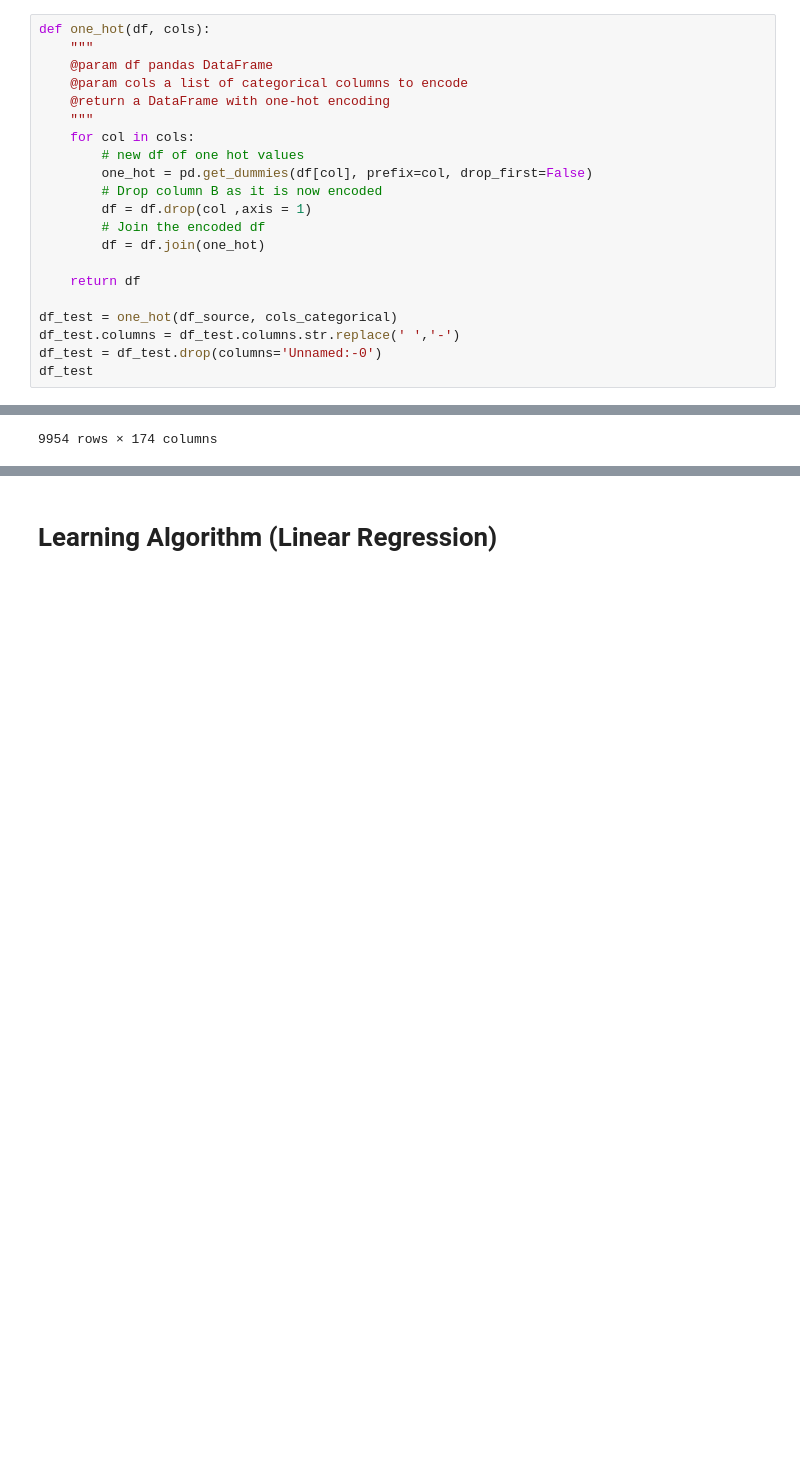
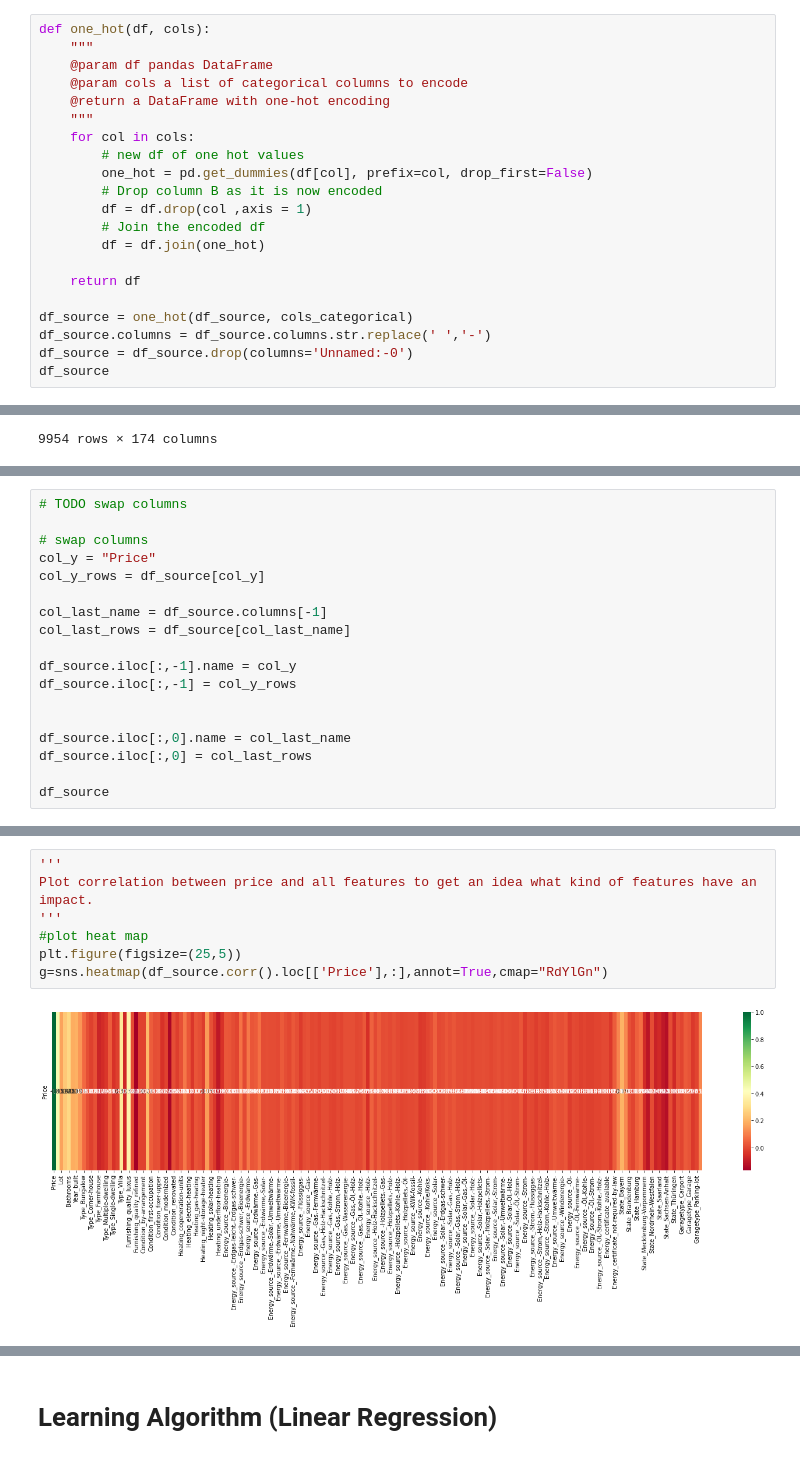
Before and after one commit to heuer-ja/CENG542-Knowledge-Discovery, a Jupyter notebook: germany_house_prices.ipynb, the cells around one changed output, grey strips where cells are left out. Saved outputs shown, nothing was run; the diff lists cells and outputs as text; blank space fills up the shorter version.

Commit message:
feature selection (swap columns)

```diff
--- a/germany_house_prices.ipynb
+++ b/germany_house_prices.ipynb
@@ -272,10 +272,10 @@ def one_hot(df, cols):
 
     return df
 
-df_test = one_hot(df_source, cols_categorical)
-df_test.columns = df_test.columns.str.replace(' ','-')
-df_test = df_test.drop(columns='Unnamed:-0')
-df_test
+df_source = one_hot(df_source, cols_categorical)
+df_source.columns = df_source.columns.str.replace(' ','-')
+df_source = df_source.drop(columns='Unnamed:-0')
+df_source
 # %% [output]
 |  | Price | Living_space | Lot | Rooms | Bathrooms | Floors | Year_built | Garages | Type_Bungalow | ... |
 | 0 | 498000.0 | 106.00 | 229.0 | 5.5 | 1.0 | 2.0 | 2005.0 | 2.0 | 0 | ... |
@@ -292,0 +295,18 @@ df_test
+# %%
+# TODO swap columns
+
+# swap columns
+col_y = "Price"
+col_y_rows = df_source[col_y]
+
+col_last_name = df_source.columns[-1]
+col_last_rows = df_source[col_last_name]
+
+df_source.iloc[:,-1].name = col_y
+df_source.iloc[:,-1] = col_y_rows
+
+
+df_source.iloc[:,0].name = col_last_name
+df_source.iloc[:,0] = col_last_rows
+
+df_source
@@ -292,0 +329,9 @@ df_test
+# %%
+'''
+Plot correlation between price and all features to get an idea what kind of features have an impact.
+'''
+#plot heat map
+plt.figure(figsize=(25,5))
+g=sns.heatmap(df_source.corr().loc[['Price'],:],annot=True,cmap="RdYlGn")
+# %% [output]
+[figure, added]
```
Also changed, not shown: parts of 12 cells of this notebook.
